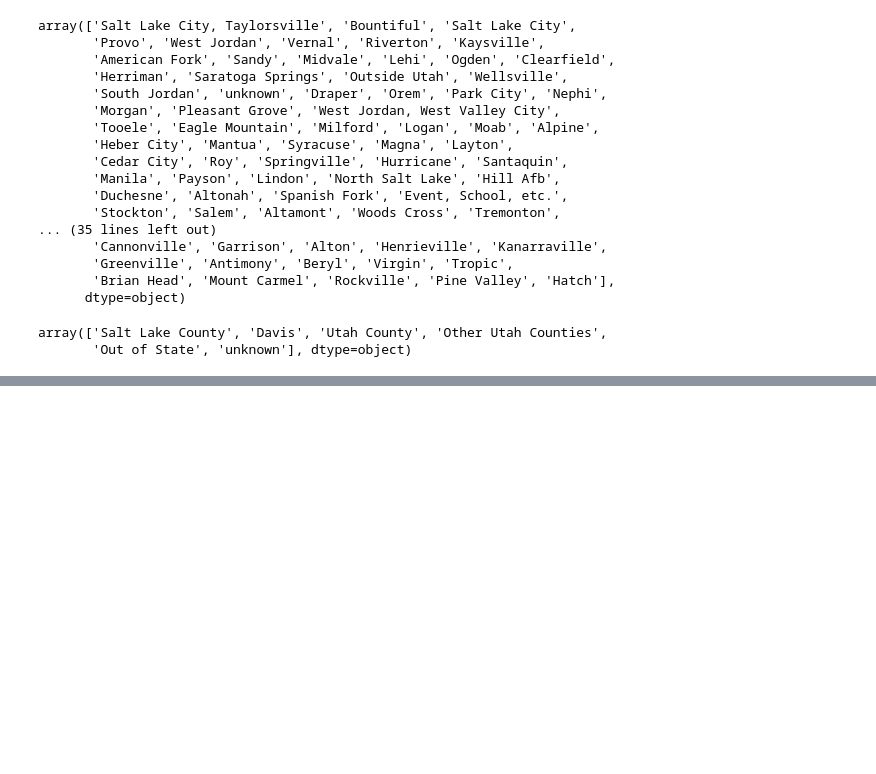
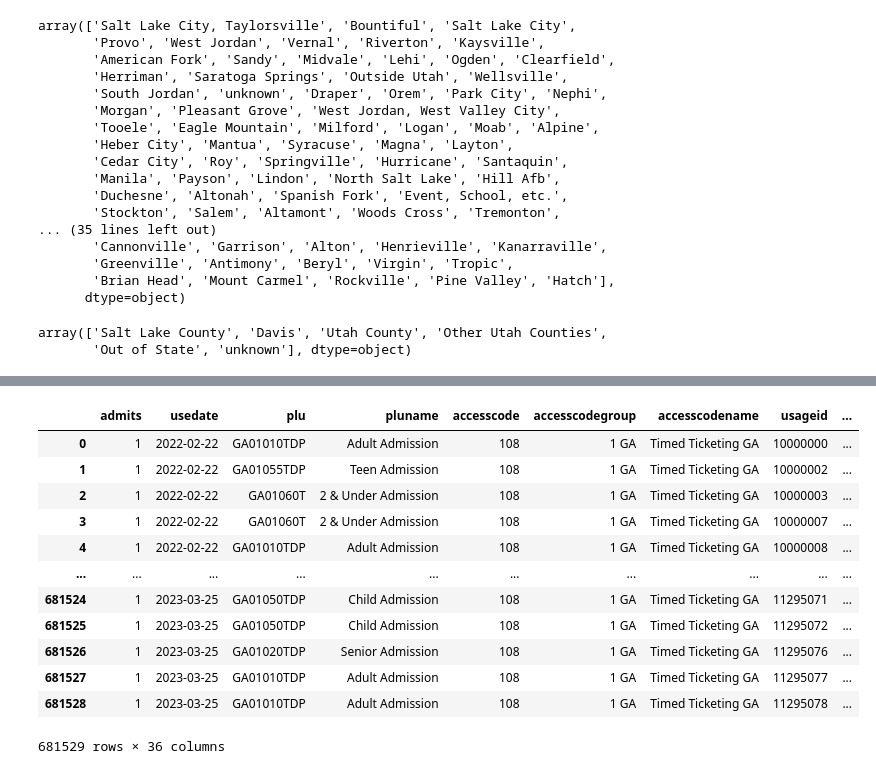
Before and after one commit to CamHauver/Attendance_Model, a Jupyter notebook: clean_filtered_attendance_data.ipynb, the cells around one changed output, grey strips where cells are left out. Cells and saved outputs as stored; diff of their text form; code cells hidden in the pictures; blank space fills up the shorter version.

```diff
--- a/clean_filtered_attendance_data.ipynb
+++ b/clean_filtered_attendance_data.ipynb
@@ -257,0 +374,15 @@ array(['Salt Lake County', 'Davis', 'Utah County', 'Other Utah Counties',
+# %%
+#Group 'maingroup' county info into separate columns
+
+#Salt Lake County
+membership_ga_filtered_attendance_df['salt_lake_county'] = np.where((membership_ga_filtered_attendance_df['maingroup'] == 'Salt Lake County'), 1, 0)
+#Out of State
+membership_ga_filtered_attendance_df['out_of_state'] = np.where((membership_ga_filtered_attendance_df['maingroup'] == 'Out of State'), 1, 0)
+#Utah County
+membership_ga_filtered_attendance_df['utah_county'] = np.where((membership_ga_filtered_attendance_df['maingroup'] == 'Utah County'), 1, 0)
+#Other Utah Counties
+membership_ga_filtered_attendance_df['other_in_state_county'] = np.where((membership_ga_filtered_attendance_df['maingroup'] == 'Other Utah Counties'), 1, 0)
+#Davis
+membership_ga_filtered_attendance_df['davis_county'] = np.where((membership_ga_filtered_attendance_df['maingroup'] == 'Davis'), 1, 0)
+#unknown
+membership_ga_filtered_attendance_df['unknown_county'] = np.where((membership_ga_filtered_attendance_df['maingroup'] == 'unknown'), 1, 0)
@@ -257,0 +407,37 @@ array(['Salt Lake County', 'Davis', 'Utah County', 'Other Utah Counties',
+# %%
+#Group 'pluname' into separate columns for different demographic categories
+#Exclude -1 admits, Employees, Volunteers, Party
+
+#small family_or_group: duo, quad, 2-4 admits
+membership_ga_filtered_attendance_df['small_family_group'] = np.where(
+    (membership_ga_filtered_attendance_df['pluname'].str.contains('Duo', 'Quad') |
+    ((membership_ga_filtered_attendance_df['admits'] > 1) & (membership_ga_filtered_attendance_df['admits'] < 5))
+    ), 1, 0)
+#medium family_or_group: family, 5-6 admits
+membership_ga_filtered_attendance_df['medium_family_group'] = np.where(
+    (membership_ga_filtered_attendance_df['pluname'].str.contains('Family') |
+    ((membership_ga_filtered_attendance_df['admits'] >= 5) & (membership_ga_filtered_attendance_df['admits'] < 7))
+    ), 1, 0)
+#large family_or_group: premium, 7-16 admits
+membership_ga_filtered_attendance_df['large_family_group'] = np.where(
+    (membership_ga_filtered_attendance_df['pluname'].str.contains('Premium') |
+    ((membership_ga_filtered_attendance_df['admits'] >= 7) & (membership_ga_filtered_attendance_df['admits'] <= 20))
+    ), 1, 0)
+#adult: adult
+membership_ga_filtered_attendance_df['adult'] = np.where((membership_ga_filtered_attendance_df['pluname'].str.contains('Adult')), 1, 0)
+#student: student
+membership_ga_filtered_attendance_df['student'] = np.where((membership_ga_filtered_attendance_df['pluname'].str.contains('Student')), 1, 0)
+#military: military
+membership_ga_filtered_attendance_df['military'] = np.where((membership_ga_filtered_attendance_df['pluname'].str.contains('Military')), 1, 0)
+#teen: teen
+membership_ga_filtered_attendance_df['teen'] = np.where((membership_ga_filtered_attendance_df['pluname'].str.contains('Teen')), 1, 0)
+#child: child
+membership_ga_filtered_attendance_df['child'] = np.where((membership_ga_filtered_attendance_df['pluname'].str.contains('Child')), 1, 0)
+#two_and_under: 2 & Under
+membership_ga_filtered_attendance_df['two_and_under'] = np.where((membership_ga_filtered_attendance_df['pluname'].str.contains('2 & Under')), 1, 0)
+#senior: senior, grandparent
+membership_ga_filtered_attendance_df['senior'] = np.where((membership_ga_filtered_attendance_df['pluname'].str.contains('Senior', 'Grandparent')), 1, 0)
+
+expanded_attendance_df = membership_ga_filtered_attendance_df
+expanded_attendance_df
+# %% [output]
@@ -257,0 +461,13 @@ array(['Salt Lake County', 'Davis', 'Utah County', 'Other Utah Counties',
+|  | admits | usedate | plu | pluname | accesscode | accesscodegroup | accesscodename | usageid | ... |
+| 0 | 1 | 2022-02-22 | GA01010TDP | Adult Admission | 108 | 1 GA | Timed Ticketing GA | 10000000 | ... |
+| 1 | 1 | 2022-02-22 | GA01055TDP | Teen Admission | 108 | 1 GA | Timed Ticketing GA | 10000002 | ... |
+| 2 | 1 | 2022-02-22 | GA01060T | 2 & Under Admission | 108 | 1 GA | Timed Ticketing GA | 10000003 | ... |
+| 3 | 1 | 2022-02-22 | GA01060T | 2 & Under Admission | 108 | 1 GA | Timed Ticketing GA | 10000007 | ... |
+| 4 | 1 | 2022-02-22 | GA01010TDP | Adult Admission | 108 | 1 GA | Timed Ticketing GA | 10000008 | ... |
+| ... | ... | ... | ... | ... | ... | ... | ... | ... | ... |
+| 681524 | 1 | 2023-03-25 | GA01050TDP | Child Admission | 108 | 1 GA | Timed Ticketing GA | 11295071 | ... |
+| 681525 | 1 | 2023-03-25 | GA01050TDP | Child Admission | 108 | 1 GA | Timed Ticketing GA | 11295072 | ... |
+| 681526 | 1 | 2023-03-25 | GA01020TDP | Senior Admission | 108 | 1 GA | Timed Ticketing GA | 11295076 | ... |
+| 681527 | 1 | 2023-03-25 | GA01010TDP | Adult Admission | 108 | 1 GA | Timed Ticketing GA | 11295077 | ... |
+| 681528 | 1 | 2023-03-25 | GA01010TDP | Adult Admission | 108 | 1 GA | Timed Ticketing GA | 11295078 | ... |
+681529 rows × 36 columns
```
Also changed, not shown: parts of 48 cells of this notebook, 1 other file.
